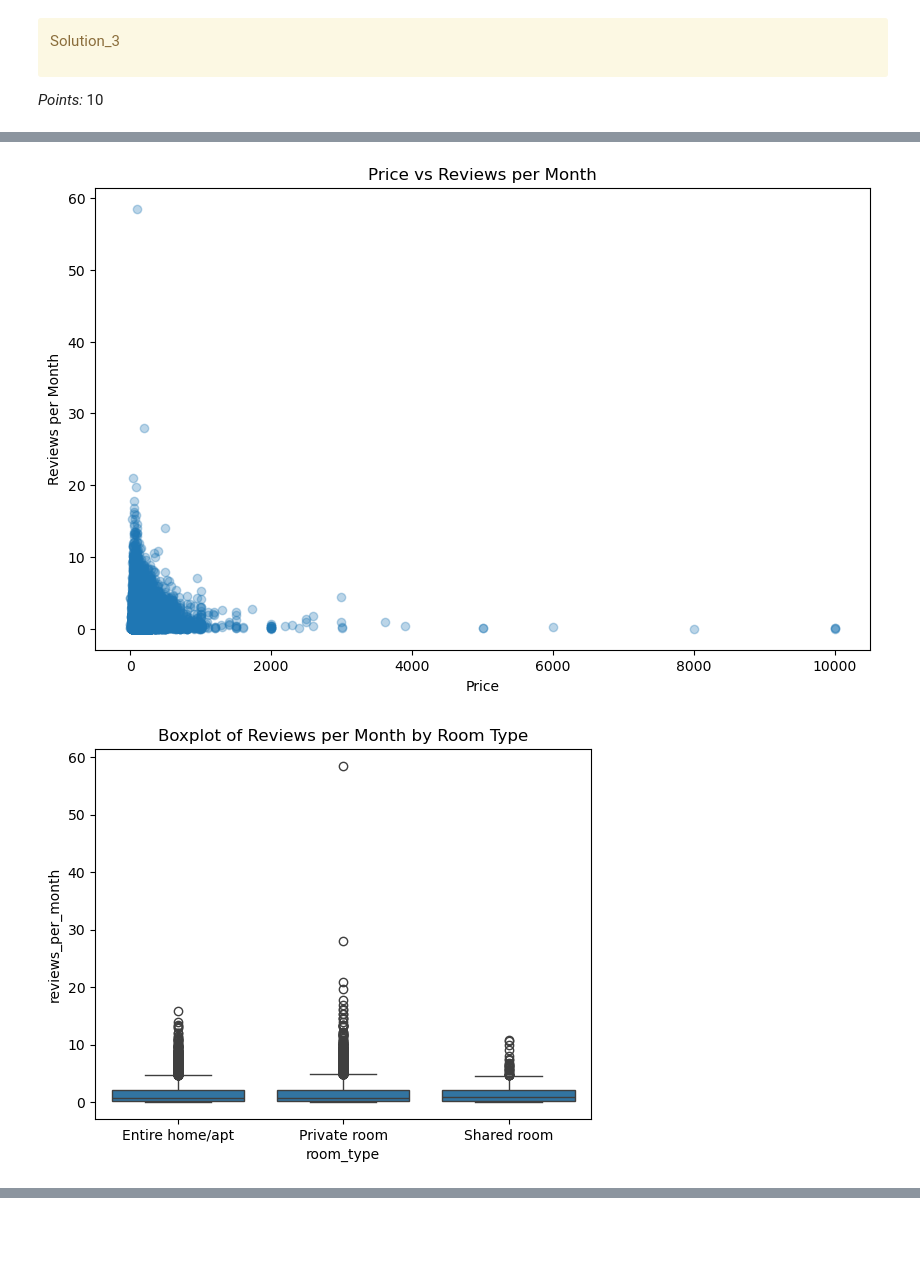
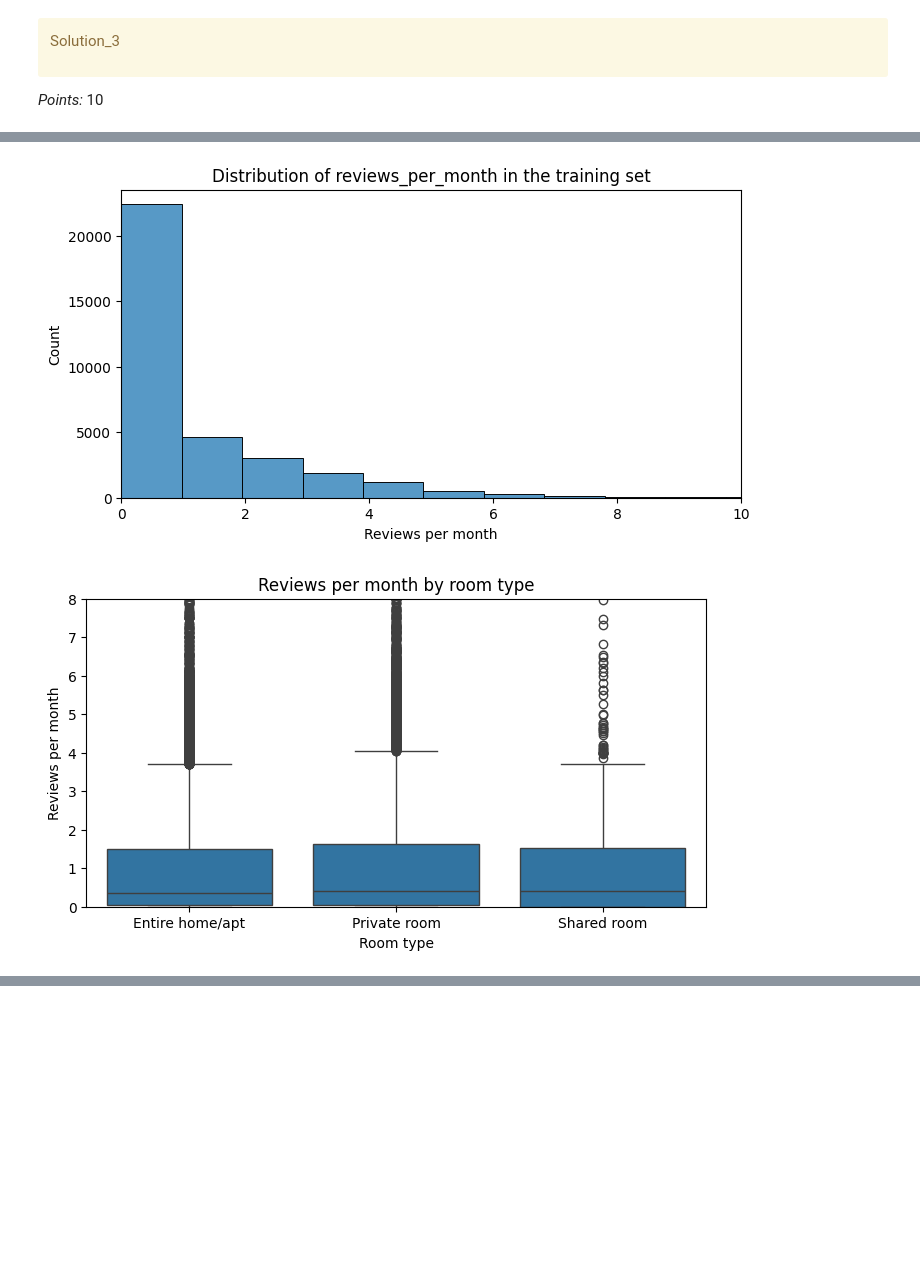
Before and after one commit to ansonnchan/cpsc-330, a Jupyter notebook: homeworks/HW5/hw5.ipynb, the cells around one changed output, grey strips where cells are left out. Drawn from its saved outputs; the diff is of its cells as text; code cells hidden in the pictures; blank space fills up the shorter version.

```diff
--- a/homeworks/HW5/hw5.ipynb
+++ b/homeworks/HW5/hw5.ipynb
@@ -57,3 +54,27 @@ import seaborn as sns
+# %%
+import warnings
+warnings.filterwarnings("ignore", category=UserWarning)
+
+import numpy as np
+import pandas as pd
+import matplotlib.pyplot as plt
+import seaborn as sns
+
+from sklearn.compose import ColumnTransformer
+from sklearn.dummy import DummyRegressor
+from sklearn.ensemble import HistGradientBoostingRegressor, RandomForestRegressor
+from sklearn.feature_selection import SelectKBest, f_regression
+from sklearn.inspection import permutation_importance
+from sklearn.linear_model import Ridge
+from sklearn.metrics import mean_absolute_error, mean_squared_error, r2_score
+from sklearn.model_selection import GridSearchCV, cross_validate, train_test_split
+from sklearn.pipeline import Pipeline
+from sklearn.preprocessing import OneHotEncoder, StandardScaler
+from sklearn.impute import SimpleImputer
+from sklearn.tree import DecisionTreeRegressor
+
+RANDOM_STATE = 123
+pd.set_option("display.max_columns", None)
 # %% [markdown]
 <!-- END QUESTION -->
 
@@ -120,0 +132,10 @@ df.head() #first 5 colimns
+# %%
+df = pd.read_csv("data/AB_NYC_2019.csv")
+
+# In this dataset, missing reviews_per_month corresponds to listings with no reviews.
+df["reviews_per_month"] = df["reviews_per_month"].fillna(0)
+
+print(f"Rows: {df.shape[0]:,}")
+print(f"Columns: {df.shape[1]:,}")
+display(df.head())
+display(df[["reviews_per_month", "price", "minimum_nights", "availability_365"]].describe())
@@ -244,15 +305,19 @@ plt.show()
+# %%
+plt.figure(figsize=(8, 4))
+sns.histplot(train_df["reviews_per_month"], bins=60)
+plt.xlim(0, 10)
+plt.xlabel("Reviews per month")
+plt.title("Distribution of reviews_per_month in the training set")
+plt.show()
+# %% [output]
+[figure, added]
 # %%
-plt.figure(figsize=(10, 6))
-plt.scatter(train_df["price"], train_df["reviews_per_month"], alpha=0.3)
-plt.xlabel("Price")
-plt.ylabel("Reviews per Month")
-plt.title("Price vs Reviews per Month")
+plt.figure(figsize=(8, 4))
+sns.boxplot(data=train_df, x="room_type", y="reviews_per_month")
+plt.ylim(0, 8)
+plt.xlabel("Room type")
+plt.ylabel("Reviews per month")
+plt.title("Reviews per month by room type")
 plt.show()
 # %% [output]
-[figure, old version]
+[figure, new version]
-# %%
-sns.boxplot(data=train_df, x="room_type", y="reviews_per_month")
-plt.title("Boxplot of Reviews per Month by Room Type")
-plt.show()
-# %% [output]
-[figure, removed]
```
Also changed, not shown: parts of 105 cells of this notebook.
